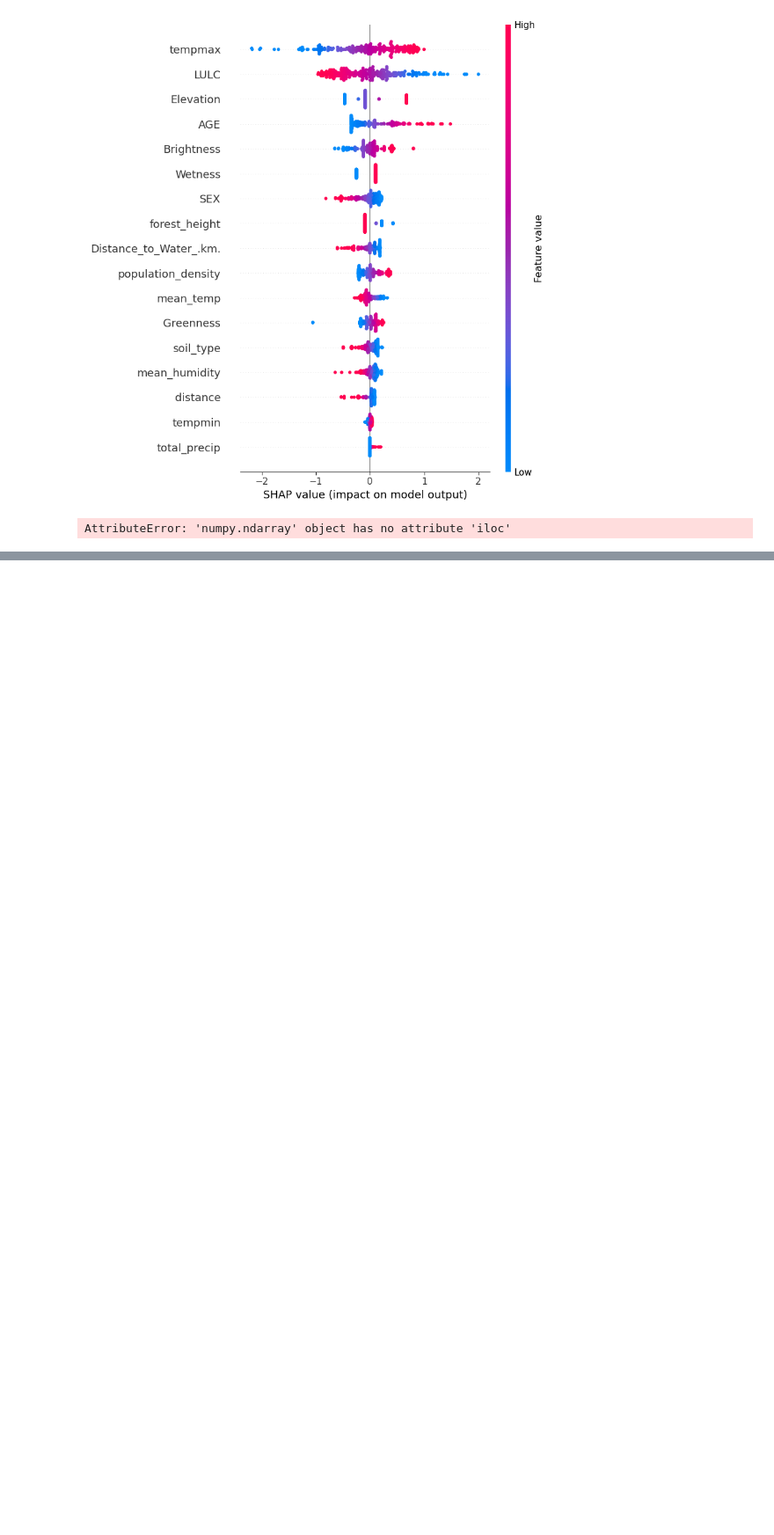
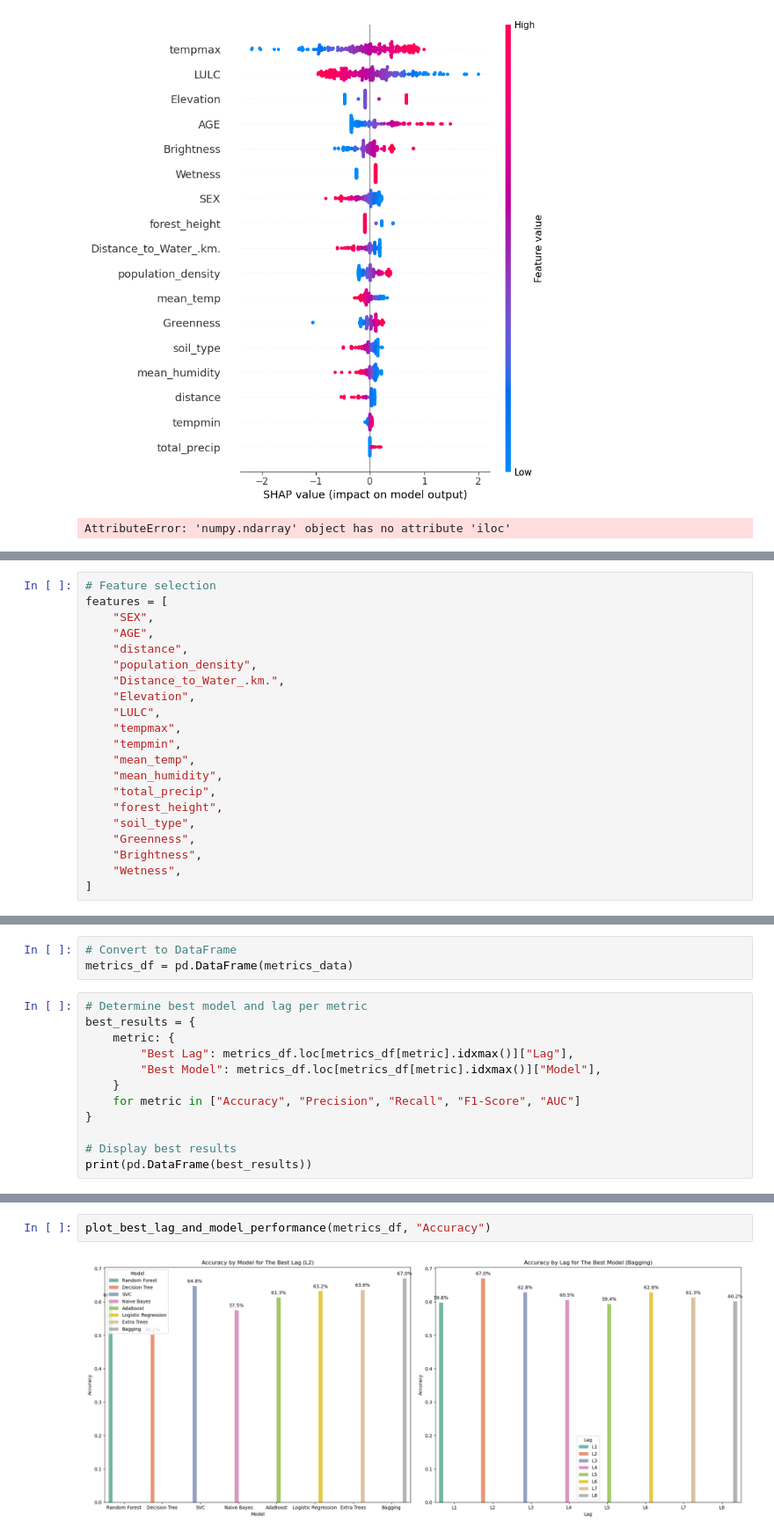
Before and after one commit to mnzilani/Leishmaniasis, a Jupyter notebook: VL.ipynb, the cells around one changed output, grey strips where cells are left out. Shown at 88% size. Drawn from its saved outputs; the diff is of its cells as text; blank space fills up the shorter version.

```diff
--- a/VL.ipynb
+++ b/VL.ipynb
@@ -433,0 +499,21 @@ AttributeError: 'numpy.ndarray' object has no attribute 'iloc'
+# %%
+# Feature selection
+features = [
+    "SEX",
+    "AGE",
+    "distance",
+    "population_density",
+    "Distance_to_Water_.km.",
+    "Elevation",
+    "LULC",
+    "tempmax",
+    "tempmin",
+    "mean_temp",
+    "mean_humidity",
+    "total_precip",
+    "forest_height",
+    "soil_type",
+    "Greenness",
+    "Brightness",
+    "Wetness",
+]
@@ -433,0 +567,15 @@ AttributeError: 'numpy.ndarray' object has no attribute 'iloc'
+# %%
+# Convert to DataFrame
+metrics_df = pd.DataFrame(metrics_data)
+# %%
+# Determine best model and lag per metric
+best_results = {
+    metric: {
+        "Best Lag": metrics_df.loc[metrics_df[metric].idxmax()]["Lag"],
+        "Best Model": metrics_df.loc[metrics_df[metric].idxmax()]["Model"],
+    }
+    for metric in ["Accuracy", "Precision", "Recall", "F1-Score", "AUC"]
+}
+
+# Display best results
+print(pd.DataFrame(best_results))
@@ -433,0 +635,4 @@ AttributeError: 'numpy.ndarray' object has no attribute 'iloc'
+# %%
+plot_best_lag_and_model_performance(metrics_df, "Accuracy")
+# %% [output]
+[figure, added]
```
Also changed, not shown: parts of 17 cells of this notebook.
